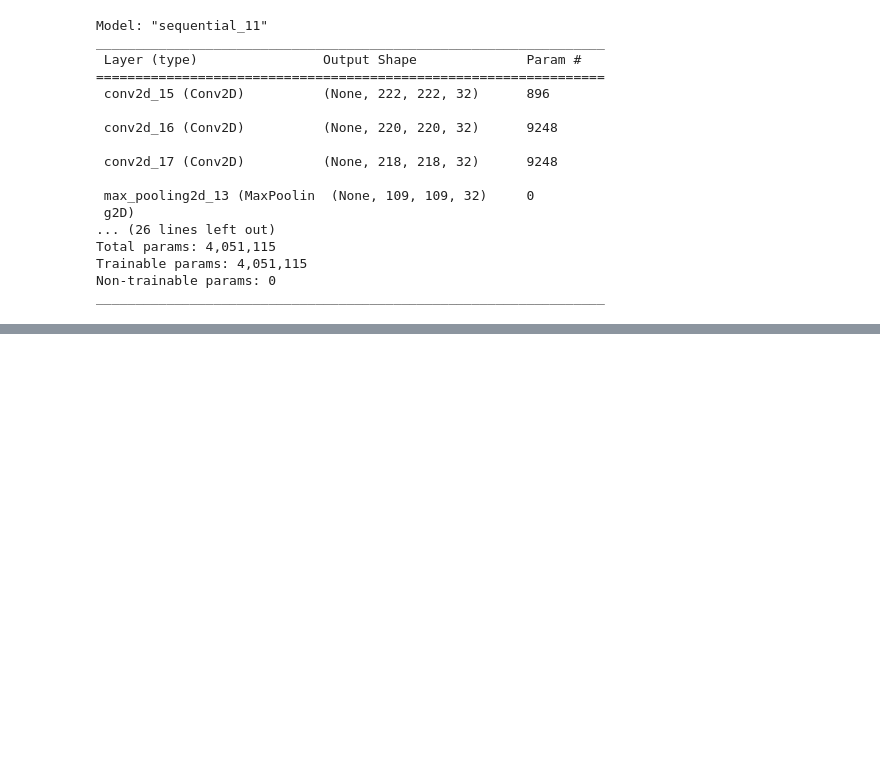
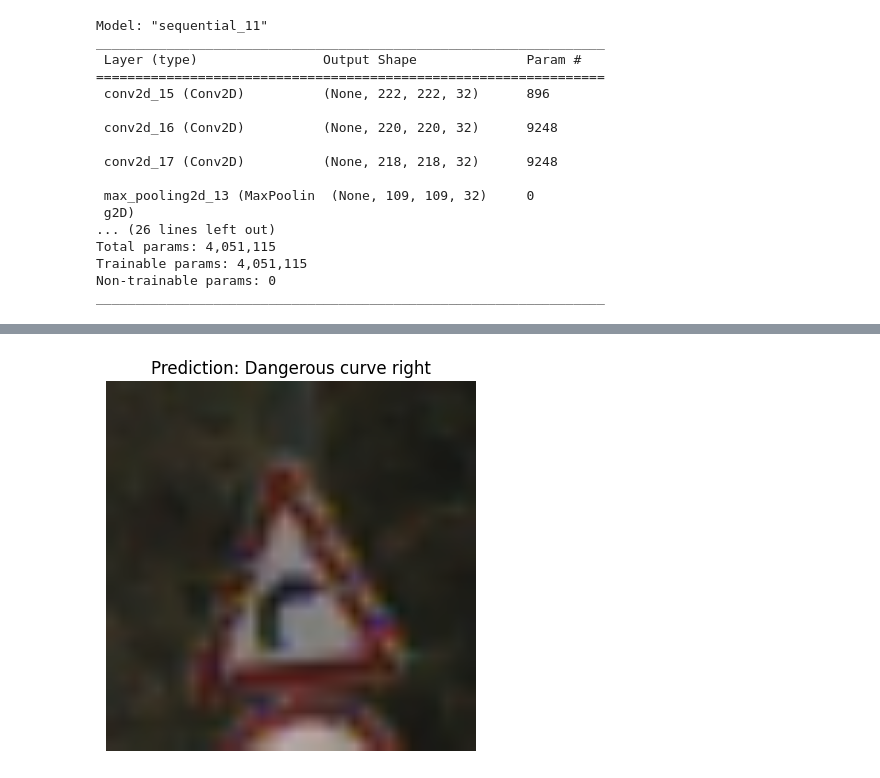
Before and after one commit to Chandu106/Trafficsign_classification, a Jupyter notebook: Trafficsign_classification_cnn.ipynb, the cells around one changed output, grey strips where cells are left out. Saved outputs shown, nothing was run; the diff lists cells and outputs as text; code cells hidden in the pictures; blank space fills up the shorter version.

```diff
--- a/Trafficsign_classification_cnn.ipynb
+++ b/Trafficsign_classification_cnn.ipynb
@@ -579,0 +693,6 @@ _________________________________________________________________
+# %%
+# Make a prediction using efficienet_2_model
+pred_and_plot(model=model_05,
+              filename="/content/test/00017.png",
+              class_names=class_names)
+# %% [output]
@@ -579,0 +700 @@ _________________________________________________________________
+[figure, added]
```
Also changed, not shown: parts of 16 cells of this notebook.
